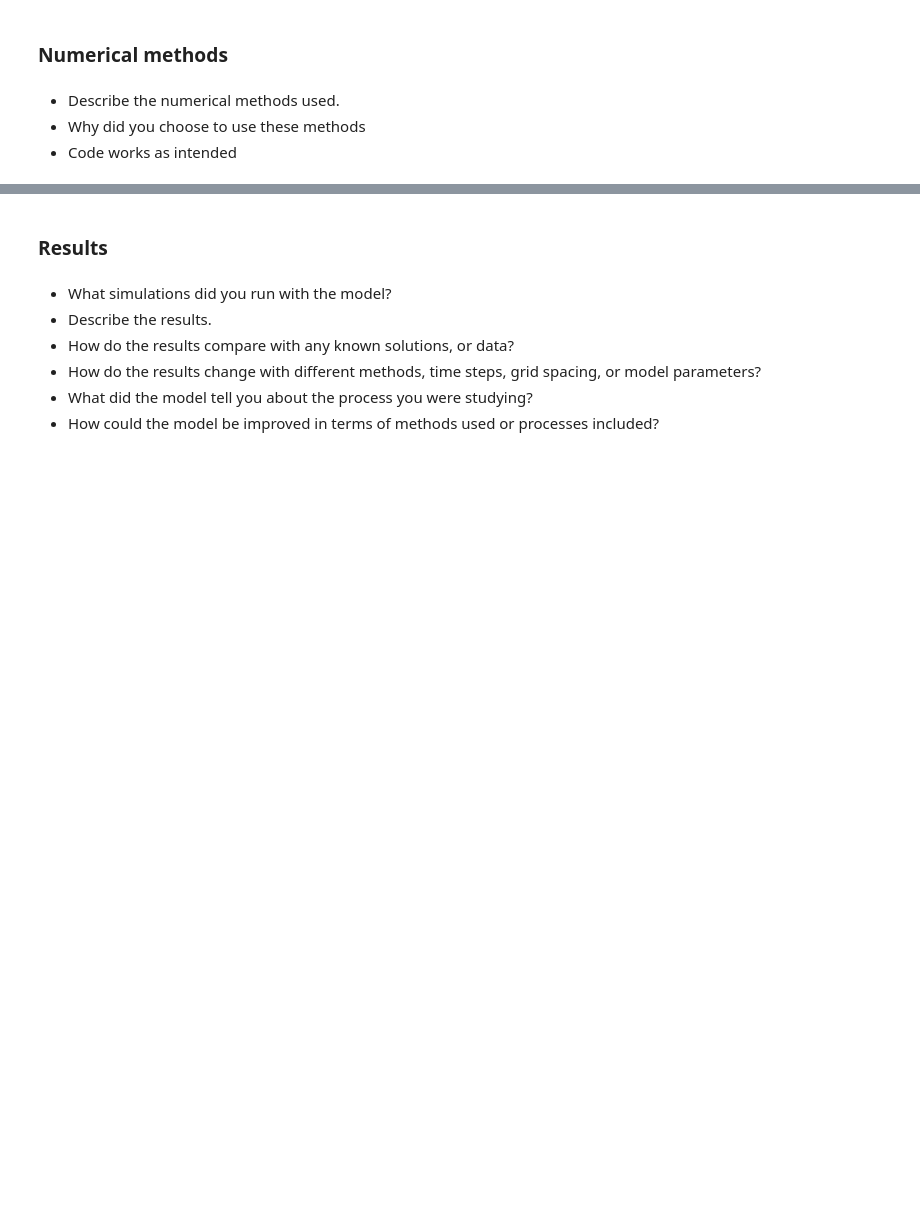
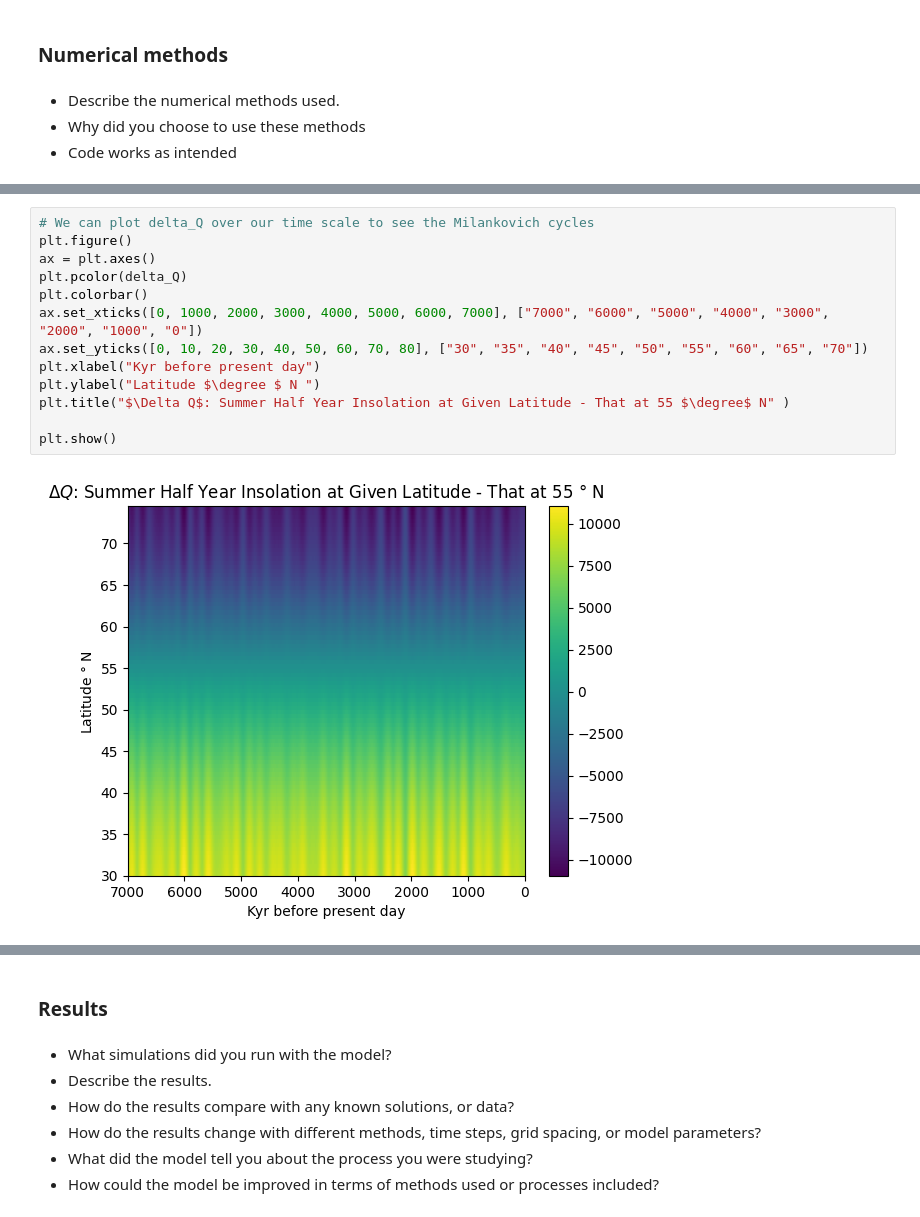
Before and after one commit to amitaanand9/eas-4610-final-project, a Jupyter notebook: FinalProjectNotebook_AmitaMiriam.ipynb, the cells around one changed output, grey strips where cells are left out. Cells and saved outputs as stored; diff of their text form; blank space fills up the shorter version.

```diff
--- a/FinalProjectNotebook_AmitaMiriam.ipynb
+++ b/FinalProjectNotebook_AmitaMiriam.ipynb
@@ -56,0 +109,15 @@ To find the boundary conditions, we assume the cross-section of the ice sheet is
+# %%
+# We can plot delta_Q over our time scale to see the Milankovich cycles
+plt.figure()
+ax = plt.axes()
+plt.pcolor(delta_Q)
+plt.colorbar()
+ax.set_xticks([0, 1000, 2000, 3000, 4000, 5000, 6000, 7000], ["7000", "6000", "5000", "4000", "3000", "2000", "1000", "0"])
+ax.set_yticks([0, 10, 20, 30, 40, 50, 60, 70, 80], ["30", "35", "40", "45", "50", "55", "60", "65", "70"])
+plt.xlabel("Kyr before present day")
+plt.ylabel("Latitude $\degree $ N ")
+plt.title("$\Delta Q$: Summer Half Year Insolation at Given Latitude - That at 55 $\degree$ N" )
+
+plt.show()
+# %% [output]
+[figure, added]
```
Also changed, not shown: parts of 6 cells of this notebook.
